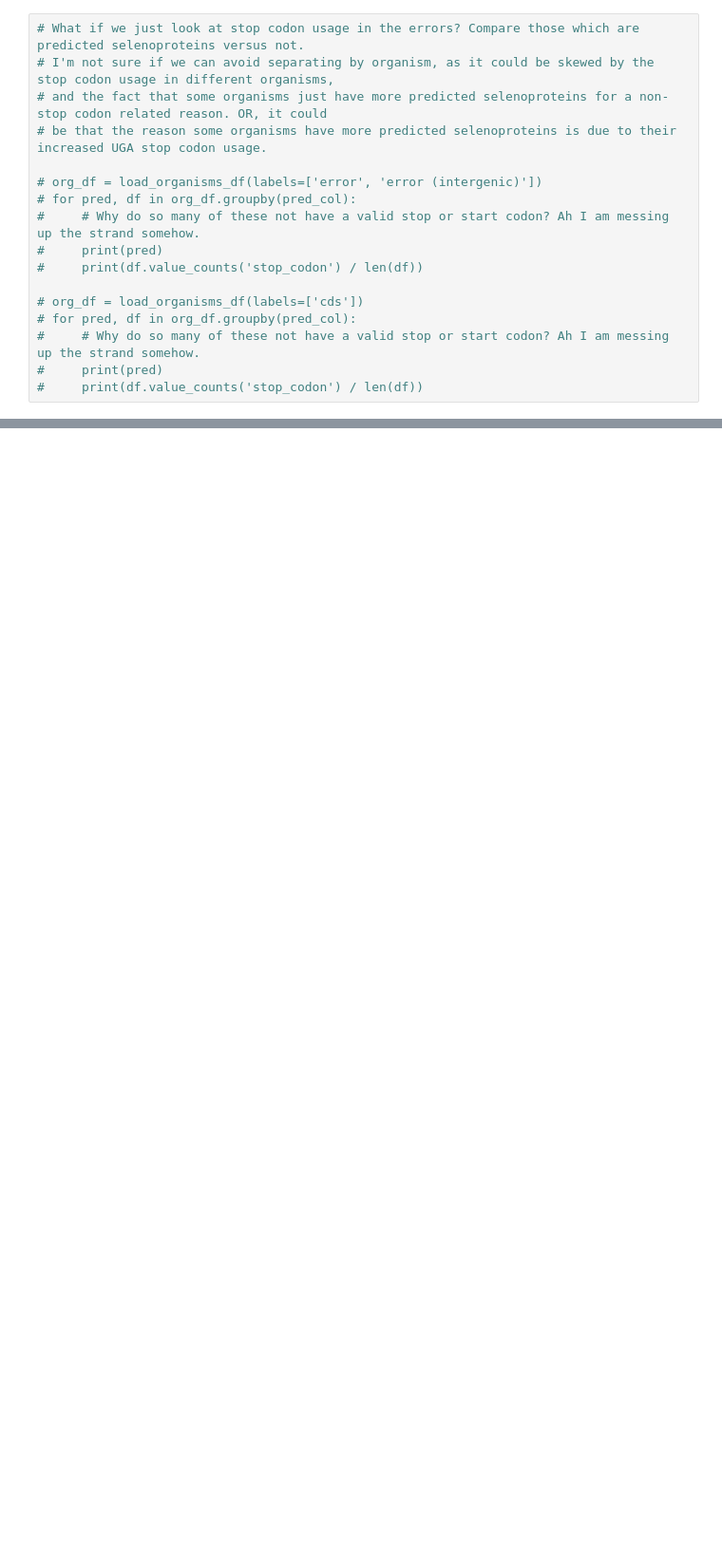
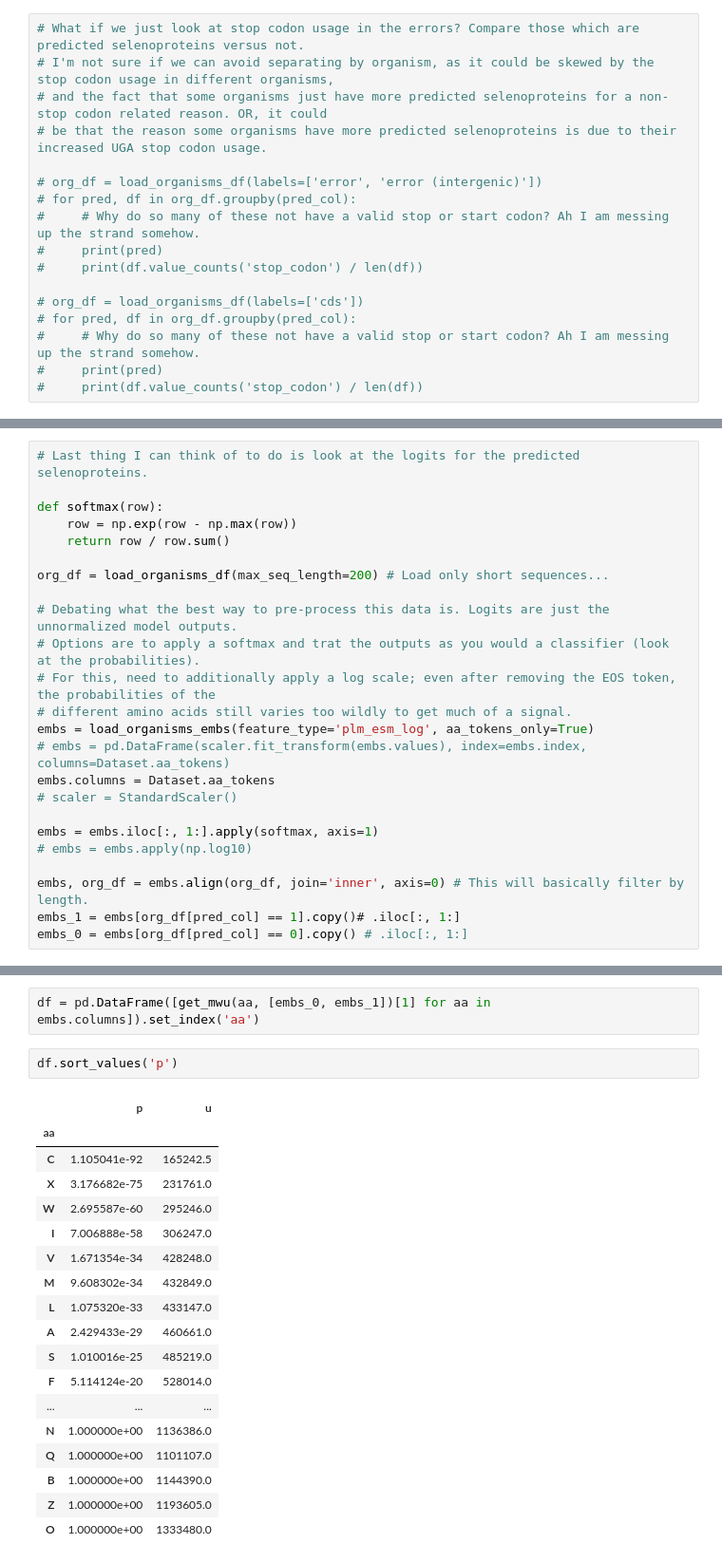
Before and after one commit to pipparichter/selenobot, a Jupyter notebook: notebooks/model-orgs-2c.ipynb, the cells around one changed output, grey strips where cells are left out. Shown at 95% size. Saved outputs shown, nothing was run; the diff lists cells and outputs as text; blank space fills up the shorter version.

```diff
--- a/notebooks/model-orgs-2c.ipynb
+++ b/notebooks/model-orgs-2c.ipynb
@@ -477,0 +470,24 @@ figure_5(codon_type='stop')
+# %%
+# Last thing I can think of to do is look at the logits for the predicted selenoproteins.
+
+def softmax(row):
+    row = np.exp(row - np.max(row))
+    return row / row.sum()
+
+org_df = load_organisms_df(max_seq_length=200) # Load only short sequences...
+
+# Debating what the best way to pre-process this data is. Logits are just the unnormalized model outputs.
+# Options are to apply a softmax and trat the outputs as you would a classifier (look at the probabilities).
+# For this, need to additionally apply a log scale; even after removing the EOS token, the probabilities of the
+# different amino acids still varies too wildly to get much of a signal.
+embs = load_organisms_embs(feature_type='plm_esm_log', aa_tokens_only=True)
+# embs = pd.DataFrame(scaler.fit_transform(embs.values), index=embs.index, columns=Dataset.aa_tokens)
+embs.columns = Dataset.aa_tokens
+# scaler = StandardScaler()
+
+embs = embs.iloc[:, 1:].apply(softmax, axis=1)
+# embs = embs.apply(np.log10)
+
+embs, org_df = embs.align(org_df, join='inner', axis=0) # This will basically filter by length.
+embs_1 = embs[org_df[pred_col] == 1].copy()# .iloc[:, 1:]
+embs_0 = embs[org_df[pred_col] == 0].copy() # .iloc[:, 1:]
@@ -477,0 +545,23 @@ figure_5(codon_type='stop')
+# %%
+df = pd.DataFrame([get_mwu(aa, [embs_0, embs_1])[1] for aa in embs.columns]).set_index('aa')
+# %%
+df.sort_values('p')
+# %% [output]
+|  | p | u |
+| aa |  |  |
+| C | 1.105041e-92 | 165242.5 |
+| X | 3.176682e-75 | 231761.0 |
+| W | 2.695587e-60 | 295246.0 |
+| I | 7.006888e-58 | 306247.0 |
+| V | 1.671354e-34 | 428248.0 |
+| M | 9.608302e-34 | 432849.0 |
+| L | 1.075320e-33 | 433147.0 |
+| A | 2.429433e-29 | 460661.0 |
+| S | 1.010016e-25 | 485219.0 |
+| F | 5.114124e-20 | 528014.0 |
+| ... | ... | ... |
+| N | 1.000000e+00 | 1136386.0 |
+| Q | 1.000000e+00 | 1101107.0 |
+| B | 1.000000e+00 | 1144390.0 |
+| Z | 1.000000e+00 | 1193605.0 |
+| O | 1.000000e+00 | 1333480.0 |
```
Also changed, not shown: parts of 10 cells of this notebook, 4 other files.
